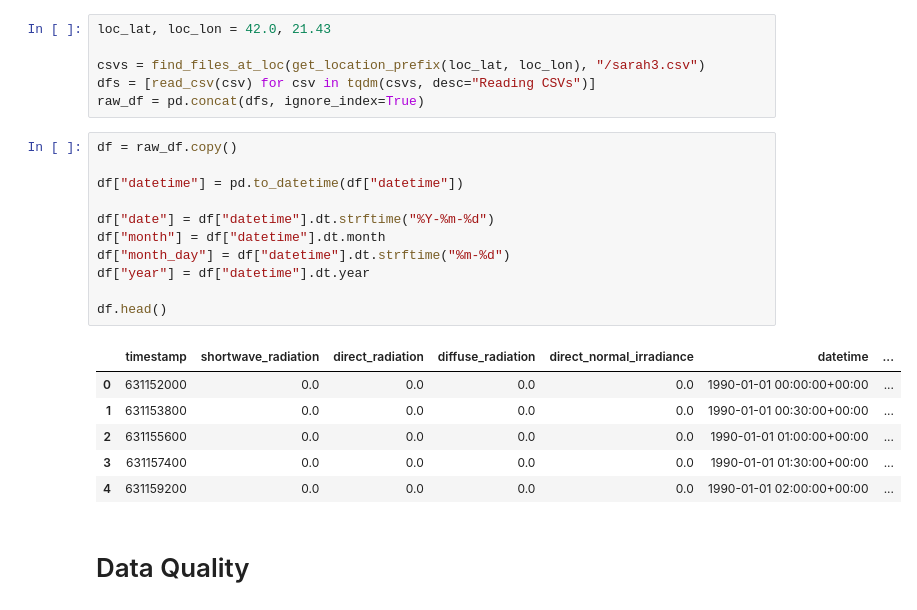
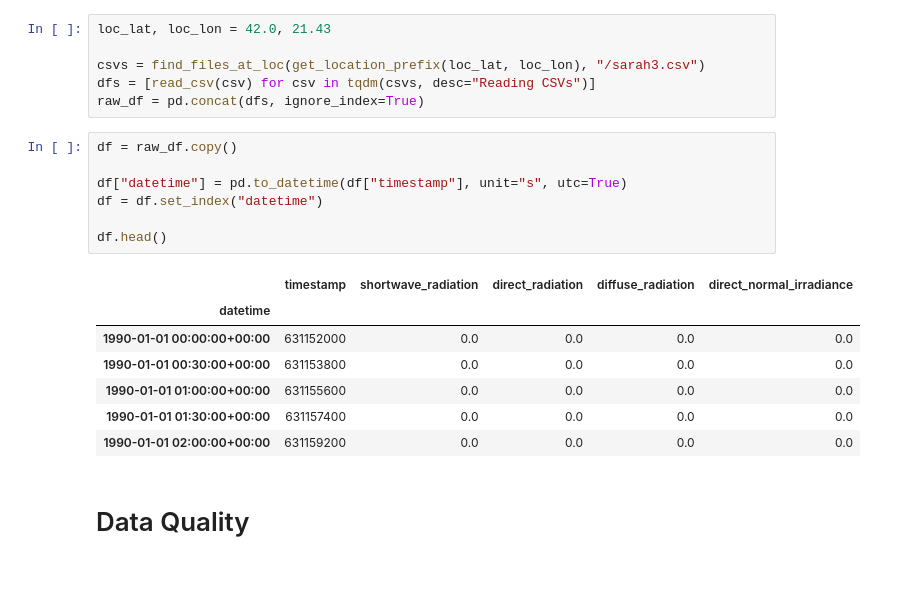
Before and after one commit to mario-p1/solar-predictor, a Jupyter notebook: notebooks/eda.ipynb, the cells around one changed output. Saved outputs shown, nothing was run; the diff lists cells and outputs as text; blank space fills up the shorter version.

```diff
--- a/notebooks/eda.ipynb
+++ b/notebooks/eda.ipynb
@@ -45,20 +44,17 @@ raw_df = pd.concat(dfs, ignore_index=True)
 # %%
 df = raw_df.copy()
 
-df["datetime"] = pd.to_datetime(df["datetime"])
-
-df["date"] = df["datetime"].dt.strftime("%Y-%m-%d")
-df["month"] = df["datetime"].dt.month
-df["month_day"] = df["datetime"].dt.strftime("%m-%d")
-df["year"] = df["datetime"].dt.year
+df["datetime"] = pd.to_datetime(df["timestamp"], unit="s", utc=True)
+df = df.set_index("datetime")
 
 df.head()
 # %% [output]
-|  | timestamp | shortwave_radiation | direct_radiation | diffuse_radiation | direct_normal_irradiance | datetime | ... |
-| 0 | 631152000 | 0.0 | 0.0 | 0.0 | 0.0 | 1990-01-01 00:00:00+00:00 | ... |
-| 1 | 631153800 | 0.0 | 0.0 | 0.0 | 0.0 | 1990-01-01 00:30:00+00:00 | ... |
-| 2 | 631155600 | 0.0 | 0.0 | 0.0 | 0.0 | 1990-01-01 01:00:00+00:00 | ... |
-| 3 | 631157400 | 0.0 | 0.0 | 0.0 | 0.0 | 1990-01-01 01:30:00+00:00 | ... |
-| 4 | 631159200 | 0.0 | 0.0 | 0.0 | 0.0 | 1990-01-01 02:00:00+00:00 | ... |
+|  | timestamp | shortwave_radiation | direct_radiation | diffuse_radiation | direct_normal_irradiance |
+| datetime |  |  |  |  |  |
+| 1990-01-01 00:00:00+00:00 | 631152000 | 0.0 | 0.0 | 0.0 | 0.0 |
+| 1990-01-01 00:30:00+00:00 | 631153800 | 0.0 | 0.0 | 0.0 | 0.0 |
+| 1990-01-01 01:00:00+00:00 | 631155600 | 0.0 | 0.0 | 0.0 | 0.0 |
+| 1990-01-01 01:30:00+00:00 | 631157400 | 0.0 | 0.0 | 0.0 | 0.0 |
+| 1990-01-01 02:00:00+00:00 | 631159200 | 0.0 | 0.0 | 0.0 | 0.0 |
 # %% [markdown]
 # Data Quality
```
Also changed, not shown: parts of 39 cells of this notebook, 1 other file.
